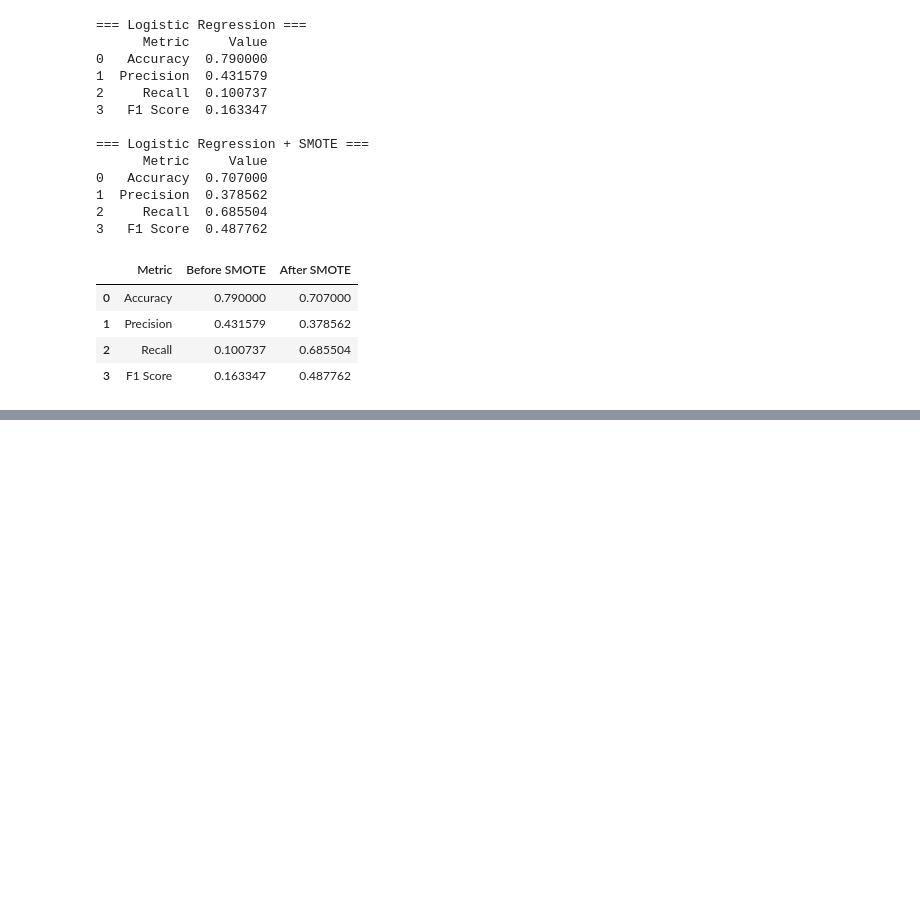
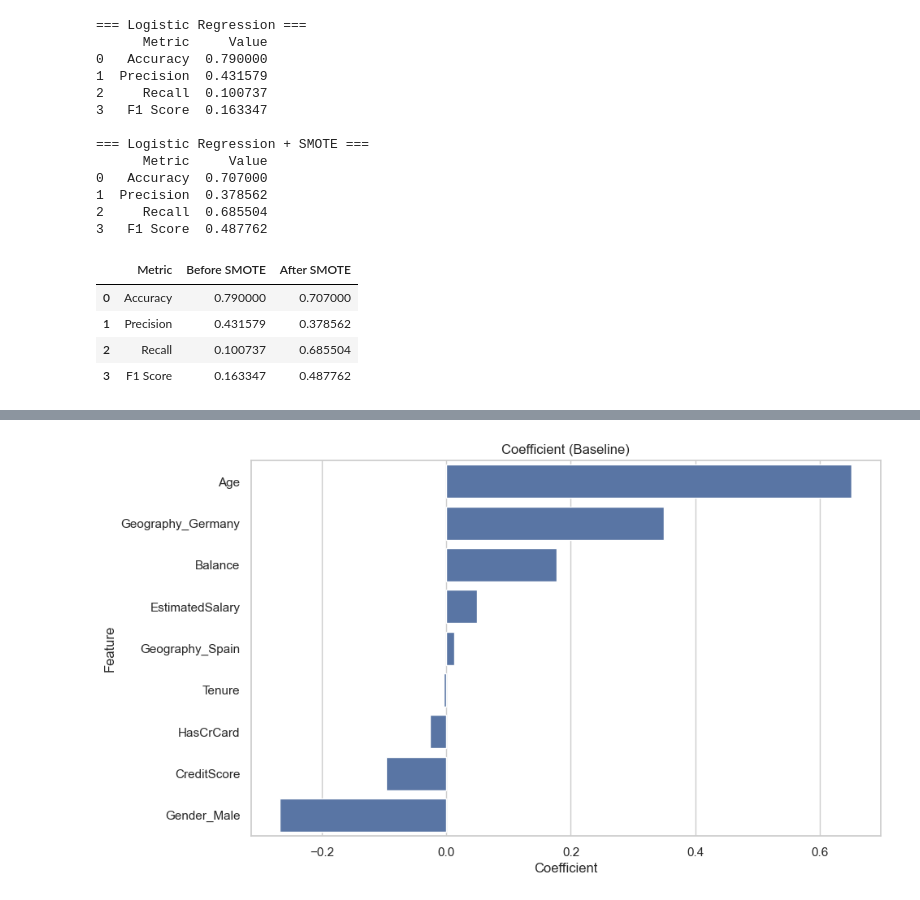
Before and after one commit to kimithora/Tubes-Struktur-Data-Algoritma, a Jupyter notebook: trialerror.ipynb, the cells around one changed output, grey strips where cells are left out. Cells and saved outputs as stored; diff of their text form; code cells hidden in the pictures; blank space fills up the shorter version.

```diff
--- a/trialerror.ipynb
+++ b/trialerror.ipynb
@@ -630,0 +1043,14 @@ display(comparison)
+# %%
+plt.figure(figsize=(10,6))
+
+sns.barplot(
+    data=coef_df,
+    x="Coefficient",
+    y="Feature"
+)
+
+plt.title("Coefficient (Baseline)")
+
+plt.show()
+# %% [output]
+[figure, added]
```
Also changed, not shown: parts of 10 cells of this notebook.
